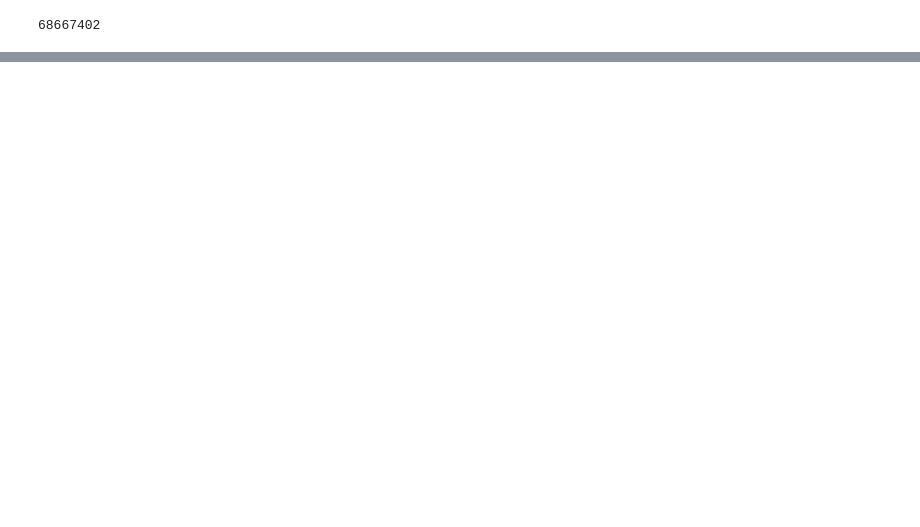
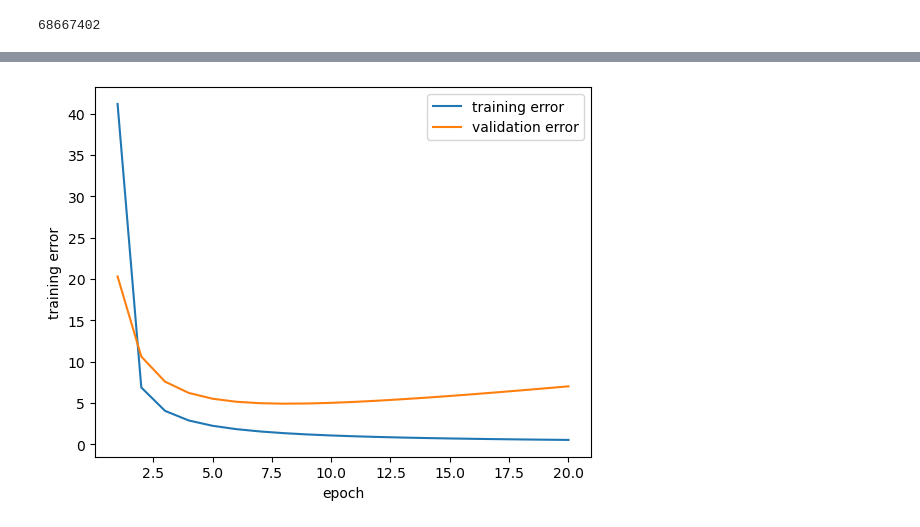
Before and after one commit to shalabala/food101, a Jupyter notebook: project.ipynb, the cells around one changed output, grey strips where cells are left out. Drawn from its saved outputs; the diff is of its cells as text; code cells hidden in the pictures; blank space fills up the shorter version.

```diff
--- a/project.ipynb
+++ b/project.ipynb
@@ -34,6 +35,7 @@ sum(p.numel() for p in model.parameters() if p.requires_grad)
 # %% [output]
 68667402
 # %%
+
 settings = TrainSettings("trying_out",
                          model,
                          dt_train,
@@ -41,14 +43,14 @@ settings = TrainSettings("trying_out",
                          device="cpu",
                          lr=0.001,
                          epochs=20,
-                         save_after_epoch=10,
+                         save_after_epoch=5,
                          eval_after_epoch=1,
                          save_path=constants.save_path,
-                         print_after_steps=5,
+                        # print_after_steps=1,
                          print_memory=True,
-                         batch_size=1000)
+                         batch_size=30)
 
-training = TrainingLoop(settings)
+training = TrainingLoop(settings, MockTrainLogic(len(settings.train_data), settings.batch_size, delay=0.0, overfit=10 ))
 
 training.train()
 # %% [output]
@@ -72,3 +74,19 @@ Training on cpu
+# %%
+def plot_losses(train_loss, val_loss):
+    assert len(train_loss) == len(val_loss), "Train loss length and val loss length should be equal"
+    epochs = len(train_loss)+1
+    fig = plt.figure()
+    plt.legend("training and validation error")
+    plt.xlabel("epoch")
+    plt.ylabel("training error")
+    plt.plot(range(1, epochs), train_loss, label="training error")
+    plt.plot(range(1, epochs), val_loss, label="validation error")
+    plt.legend()
+    plt.show()
+
+plot_losses(training.tr_losses, training.val_losses)
+# %% [output]
+[figure, added]
 # %%
 def show_image(image, label):
     plt.figure()
```
Also changed, not shown: parts of 5 cells of this notebook, 4 other files.
